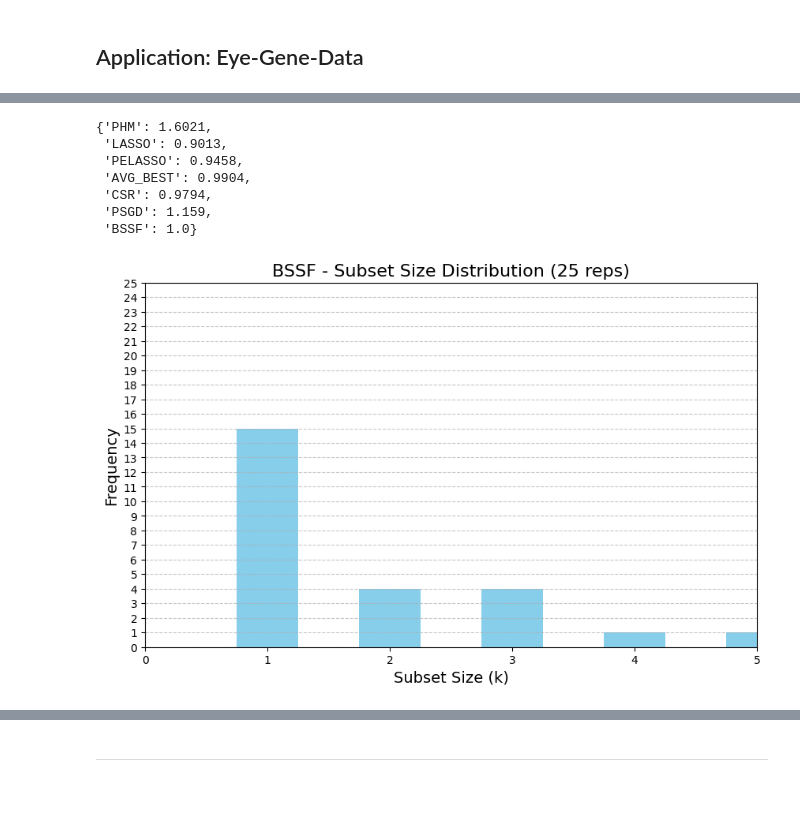
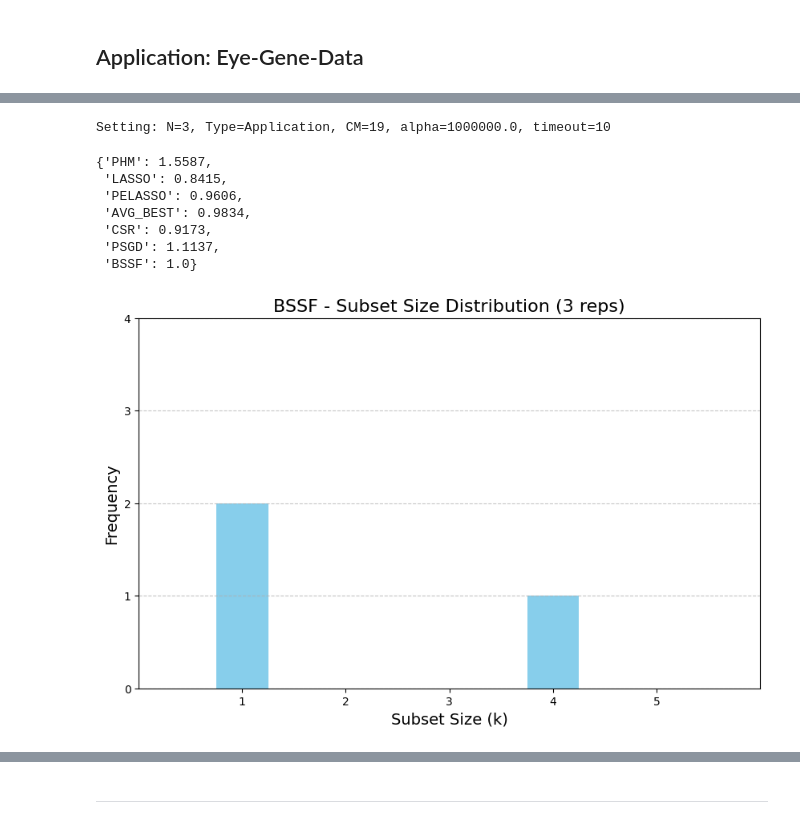
Before and after one commit to lehmasve/BSSF, a Jupyter notebook: Code/application.ipynb, the cells around one changed output, grey strips where cells are left out. Saved outputs shown, nothing was run; the diff lists cells and outputs as text; code cells hidden in the pictures; blank space fills up the shorter version.

Commit message:
Now saves more parameter

```diff
--- a/Code/application.ipynb
+++ b/Code/application.ipynb
@@ -35,9 +35,11 @@ path  =  os.path.dirname(os.getcwd())
 # %%
 ### Parameter
 # Setting
-N = 25
+N = 3
 train = 60
 ran_st = 123
+timeout = 10
+alpha = 1e6
 
 # Candidate Models
 cm_params = [
@@ -57,7 +59,7 @@ X = X.to_numpy()
 y = y.to_numpy().ravel()
 # %%
 # Run Results
-results = run_results(N, X, y, train, cm_params, ran_st)
+results = run_results(N, X, y, train, cm_params, timeout, alpha, ran_st)
 
 # Save Results
 filename = f"{path}/Results/Application/eye_results.pkl"
@@ -95,25 +83,33 @@ bssf_weights = results['bssf_weights']
 cf_models = results['cf_models']
 cf_descriptions = results['cf_descriptions']
 model_names = results['fmodel_names']
+bssf_timeout = results['bssf_timeout']
+bssf_alpha = results['bssf_alpha']
+runs = len(results['predictions'])
+numb_cm = len(cf_models[0])
 
 # Relative to BSSF
 relative_scores = np.round(np.mean(scores, axis = 0) / np.mean(scores, axis = 0)[6], 4)
 
+#
+print(f"Setting: N={runs}, Type=Application, CM={numb_cm}, alpha={bssf_alpha}, timeout={bssf_timeout}")
+
 # Show
 model_scores = {model: score for model, score in zip(model_names, relative_scores)}
 model_scores
 # %% [output]
-{'PHM': 1.6021,
- 'LASSO': 0.9013,
- 'PELASSO': 0.9458,
- 'AVG_BEST': 0.9904,
- 'CSR': 0.9794,
- 'PSGD': 1.159,
- 'BSSF': 1.0}
+Setting: N=3, Type=Application, CM=19, alpha=1000000.0, timeout=10
+{'PHM': 1.5587,
+ 'LASSO': 0.8415,
+ 'PELASSO': 0.9606,
+ 'AVG_BEST': 0.9834,
+ 'CSR': 0.9173,
+ 'PSGD': 1.1137,
+ 'BSSF': 1.0}
 # %%
 # Plot Subset-Size
-plot_subsetsize(best_k, 5, N)
+plot_subsetsize(best_k, 5, runs)
 # %% [output]
-[figure, old version]
+[figure, new version]
 # %%
 # Plot Selected Candidate Models
```
Also changed, not shown: parts of 4 cells of this notebook, 3 other files.
